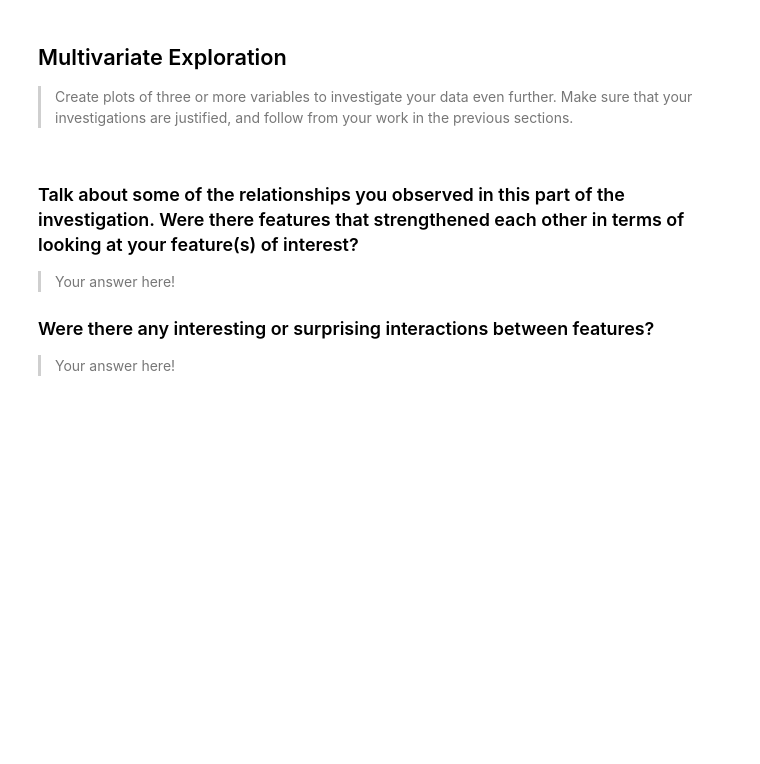
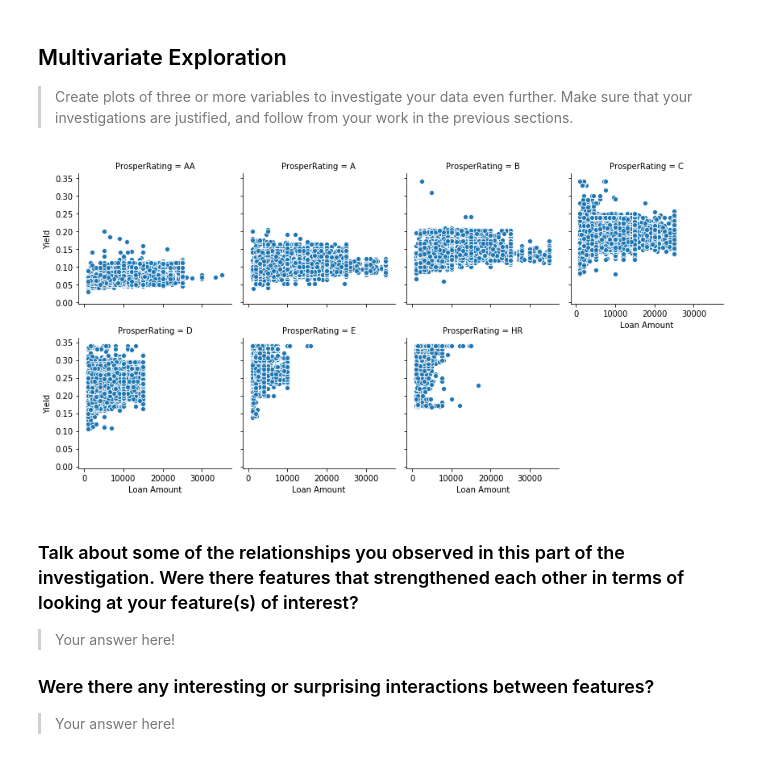
Before and after one commit to RosvitaR/Visualisation-Practice, a Jupyter notebook: exploration_template.ipynb, the cells around one changed output. Cells and saved outputs as stored; diff of their text form; code cells hidden in the pictures; blank space fills up the shorter version.

```diff
--- a/exploration_template.ipynb
+++ b/exploration_template.ipynb
@@ -434,3 +449,12 @@ your work in the previous sections.
+# %%
+g = sb.FacetGrid(data = loans, col = 'ProsperRating', col_wrap = 4)
+g.map(sb.scatterplot, 'LoanOriginalAmount', 'LenderYield')
+axes = g.axes.flatten()
+for ax in axes:
+    ax.set_xlabel('Loan Amount')
+    ax.set_ylabel('Yield');
+# %% [output]
+[figure, added]
 # %% [markdown]
 ### Talk about some of the relationships you observed in this part of the investigation. Were there features that strengthened each other in terms of looking at your feature(s) of interest?
 
```
Also changed, not shown: parts of 6 cells of this notebook.
